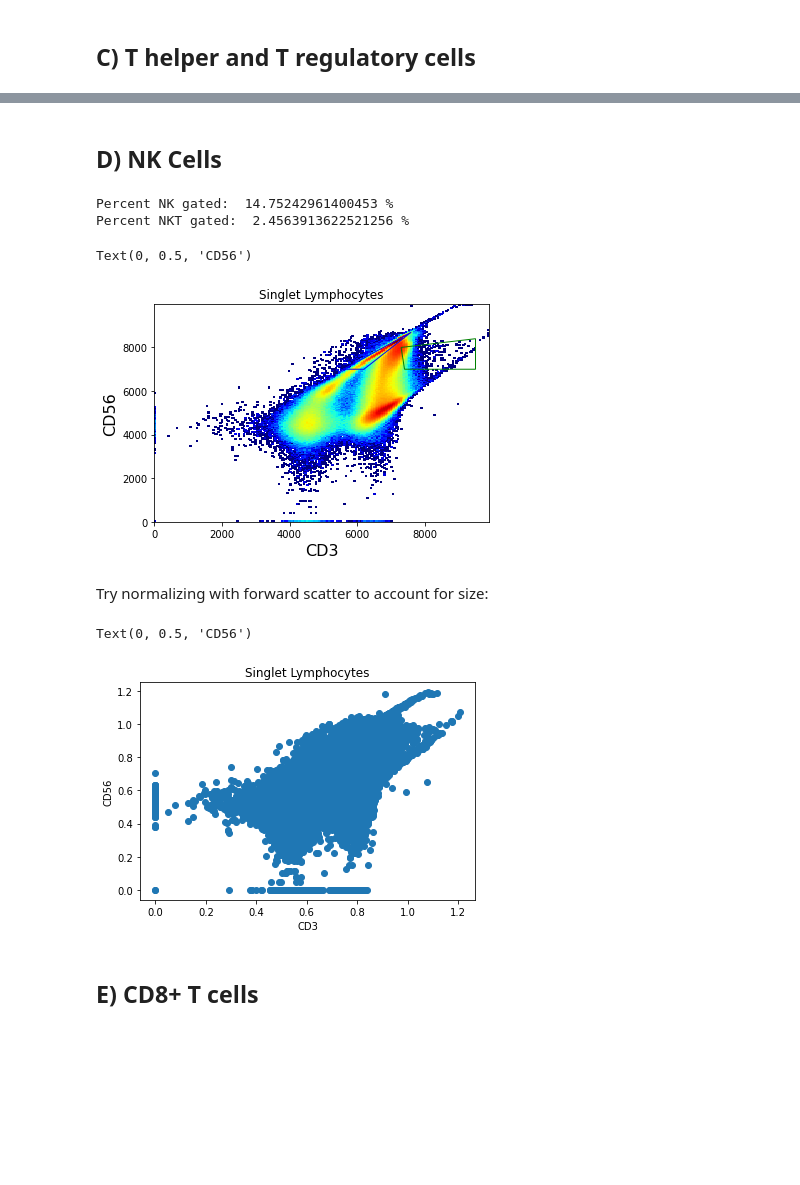
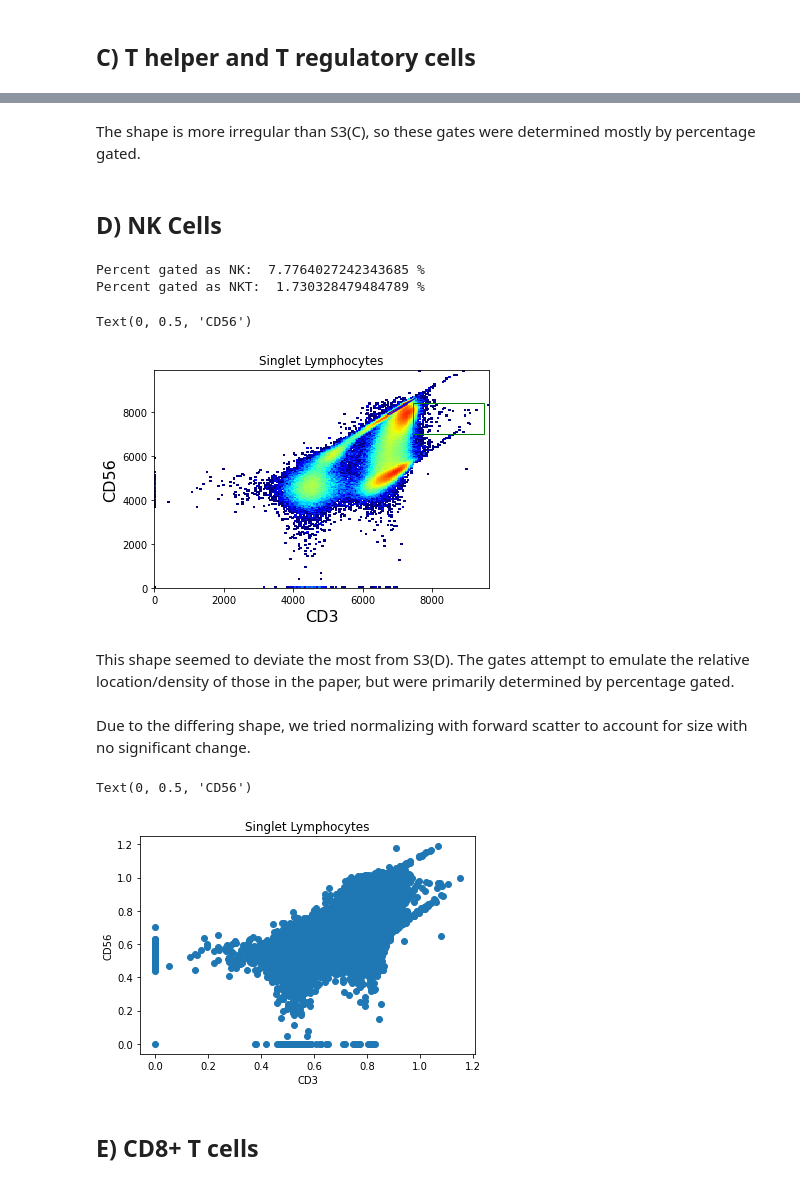
Before and after one commit to meyer-lab/gc-valent, a Jupyter notebook: ckine/liveCellGating_0423_plate1.ipynb, the cells around one changed output, grey strips where cells are left out. Drawn from its saved outputs; the diff is of its cells as text; code cells hidden in the pictures; blank space fills up the shorter version.

```diff
--- a/ckine/liveCellGating_0423_plate1.ipynb
+++ b/ckine/liveCellGating_0423_plate1.ipynb
@@ -44,7 +48,8 @@ Text(0.5, 1.0, 'All Events')
 # %%
-sample_all.gate(lymphocyte_gate)
-singlet_gate = PolyGate([(6000, 6950), (6900, 7700), (7500, 7700), (6500, 6950)], ('SSC-A', 'SSC-H'), region='in', name='nk')
+sample_all = sample_all.gate(lymphocyte_gate)
+singlet_gate = PolyGate([(6400, 7200), (6800, 7500), (7000, 7500), (6500, 7200)], ('SSC-A', 'SSC-H'), region='in', name='nk')
 _ = sample_all.plot(["SSC-A","SSC-H"], gates=singlet_gate, cmap=cm.jet)
 plt.title("Lymphocytes")
-sample_all.gate(singlet_gate)
+print("Percent Lymphocytes gated as Singlets: ", sample_all.gate(singlet_gate).counts/sample_all.counts*100., "%")
+sample_all = sample_all.gate(singlet_gate)
 # %% [output]
@@ -96,23 +119,27 @@ Not sure about naive/memory gates based on histogram
+# %% [markdown]
+The shape is more irregular than S3(C), so these gates were determined mostly by percentage gated.
 # %% [markdown]
 ## D) NK Cells
 # %%
-nk_gate = PolyGate([(5600, 7000), (6200, 7000), (7600, 8700)], ('VL4-H', 'BL3-H'), region='in', name='nk')
-nkt_gate = PolyGate([(7300, 8000), (7400, 7000), (9500, 7000), (9500, 8400)], ('VL4-H', 'BL3-H'), region='in', name='nkt')
+nk_gate = PolyGate([(6700, 7900), (6800, 7900), (7600, 8700)], ('VL4-H', 'BL3-H'), region='in', name='nk')
+nkt_gate = PolyGate([(7450, 8400), (7450, 7000), (9500, 7000), (9500, 8400)], ('VL4-H', 'BL3-H'), region='in', name='nkt')
 _ = sample_all.plot(['VL4-H', 'BL3-H'], gates=[nk_gate,nkt_gate], cmap=cm.jet) #CD56 vs. CD3
 samplenk = sample_all.gate(nk_gate)
 samplenkt = sample_all.gate(nkt_gate)
-print("Percent NK gated: ", samplenk.counts/sample_all.counts*100., "%")
-print("Percent NKT gated: ", samplenkt.counts/sample_all.counts*100., "%")
+print("Percent gated as NK: ", samplenk.counts/sample_all.counts*100., "%")
+print("Percent gated as NKT: ", samplenkt.counts/sample_all.counts*100., "%")
 plt.title("Singlet Lymphocytes")
 plt.xlabel("CD3")
 plt.ylabel("CD56")
 # %% [output]
-Percent NK gated:  14.75242961400453 %
-Percent NKT gated:  2.4563913622521256 %
+Percent gated as NK:  7.7764027242343685 %
+Percent gated as NKT:  1.730328479484789 %
 Text(0, 0.5, 'CD56')
-[figure, old version]
+[figure, new version]
+# %% [markdown]
+This shape seemed to deviate the most from S3(D). The gates attempt to emulate the relative location/density of those in the paper, but were primarily determined by percentage gated.
 # %% [markdown]
-Try normalizing with forward scatter to account for size:
+Due to the differing shape, we tried normalizing with forward scatter to account for size with no significant change.
 # %%
 y = sample_all['BL3-H'] / sample_all['FSC-H']
 x = sample_all['VL4-H'] / sample_all['FSC-H']
@@ -123,7 +150,7 @@ plt.xlabel("CD3")
 plt.ylabel("CD56")
 # %% [output]
 Text(0, 0.5, 'CD56')
-[figure, old version]
+[figure, new version]
 # %% [markdown]
 ## E) CD8+ T cells
 # %%
```
Also changed, not shown: parts of 17 cells of this notebook.
